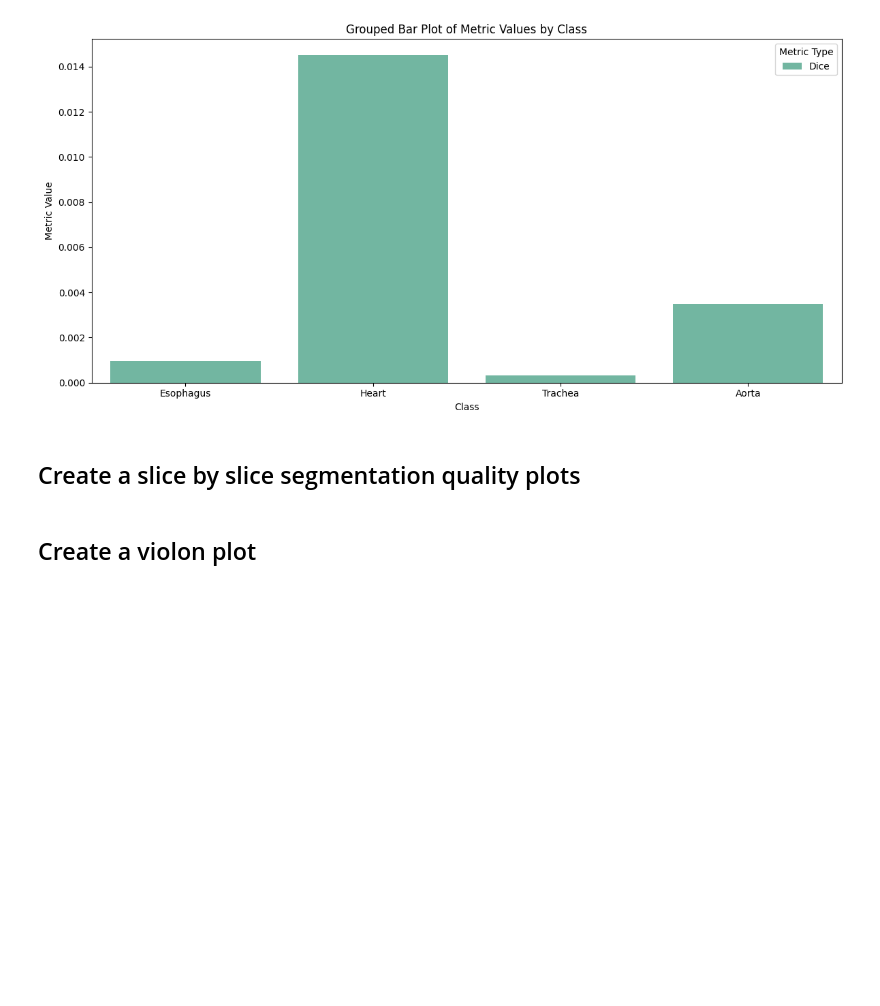
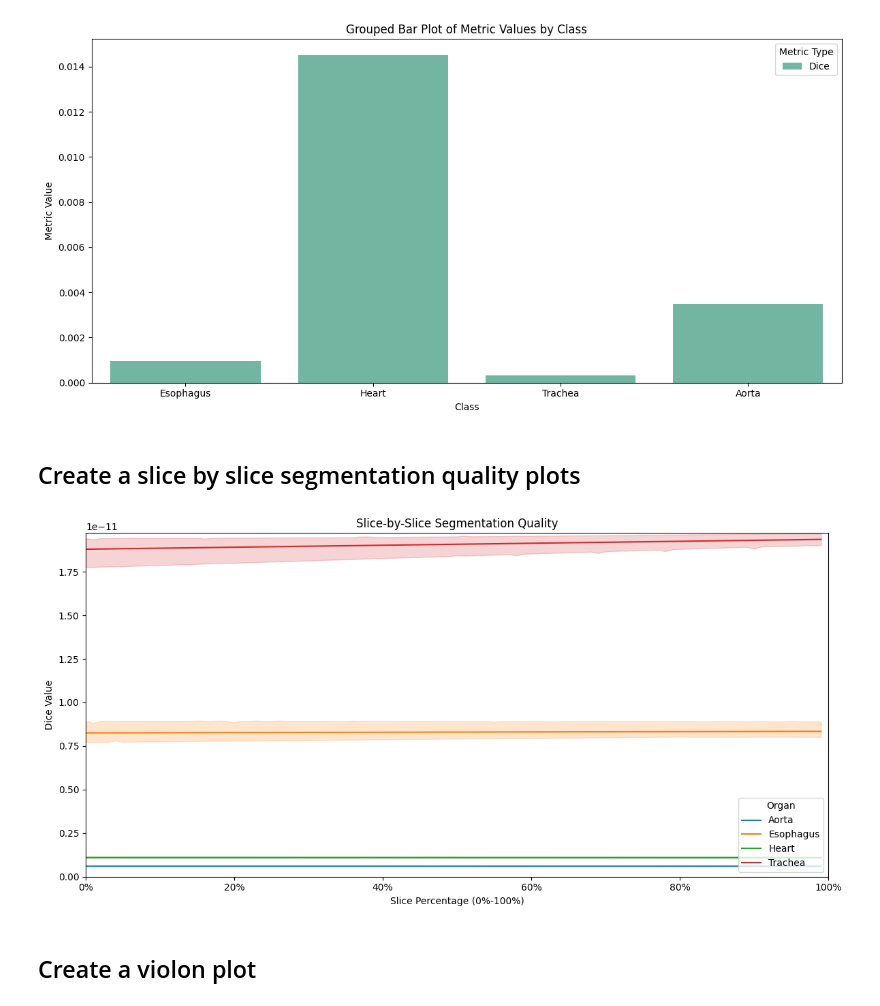
Before and after one commit to WouterBant/AI4MI, a Jupyter notebook: notebooks/generate_plots.ipynb, the cells around one changed output. Cells and saved outputs as stored; diff of their text form; code cells hidden in the pictures; blank space fills up the shorter version.

```diff
--- a/notebooks/generate_plots.ipynb
+++ b/notebooks/generate_plots.ipynb
@@ -39,5 +39,50 @@ plt.show()
 [figure]
 # %% [markdown]
 ## Create a slice by slice segmentation quality plots
+# %%
+def interpolate_slices(df, num_slices=100):
+    results = []
+    for (patient, cls, metric), group in df.groupby(['patient_id','class', 'metric_type']):
+        # Create interpolation function
+        interp_func = np.interp(
+            np.linspace(0, 1, num_slices), # Interpolating on a common scale
+            group['slice_name'],
+            group['metric_value']
+        )
+        # Store results with interpolated values
+        for i, metric_value in enumerate(interp_func):
+            results.append({
+                'patient_id': patient,
+                'slice_percentage': i / num_slices,
+                'class': cls,
+                'metric_type': metric,
+                'metric_value': metric_value
+            })
+    return pd.DataFrame(results)
+
+interpolated_metrics = interpolate_slices(metrics, num_slices=100)
+# %%
+# Plotting the interpolated slice-by-slice segmentation quality
+specific_metric = 'Dice'
+
+# Filter the dataframe for the specific metric
+slice_plot_df = interpolated_metrics[interpolated_metrics['metric_type'] == specific_metric]
+
+
+plt.figure(figsize=(12, 6))
+sns.lineplot(data=slice_plot_df, x='slice_percentage', y='metric_value', hue='class', markers=False)
+
+# Customize plot
+plt.title('Slice-by-Slice Segmentation Quality')
+plt.xlabel(r'Slice Percentage (0%-100%)')
+plt.xticks(np.linspace(0, 1, 6), [f'{int(x*100)}%' for x in np.linspace(0, 1, 6)])
+plt.ylabel(f"{specific_metric} Value")
+plt.legend(title='Organ', loc='lower right')
+plt.xlim(0, 1)
+#plt.ylim(0, slice_plot_df['metric_value'].max())
+plt.tight_layout()
+plt.show()
+# %% [output]
+[figure, added]
 # %% [markdown]
 ## Create a violon plot
```
Also changed, not shown: parts of 1 cell of this notebook.
